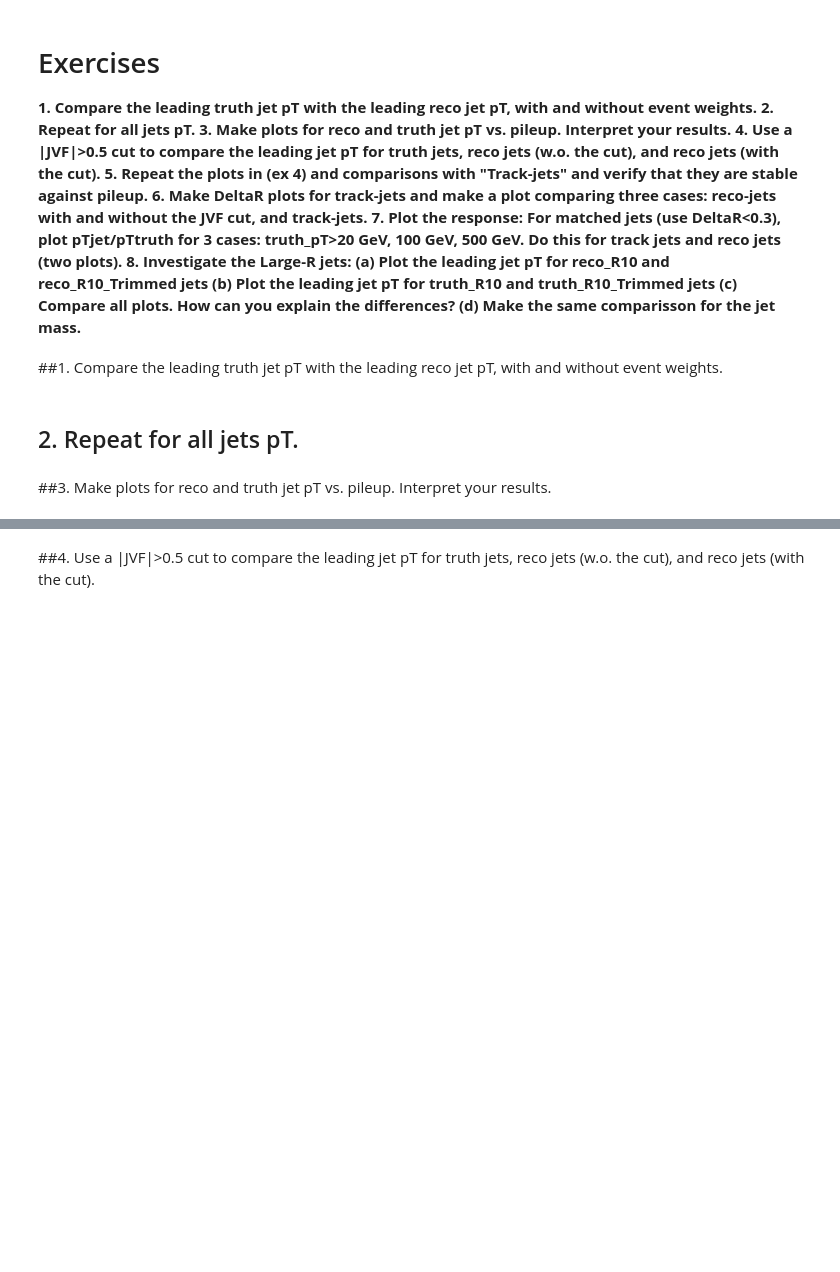
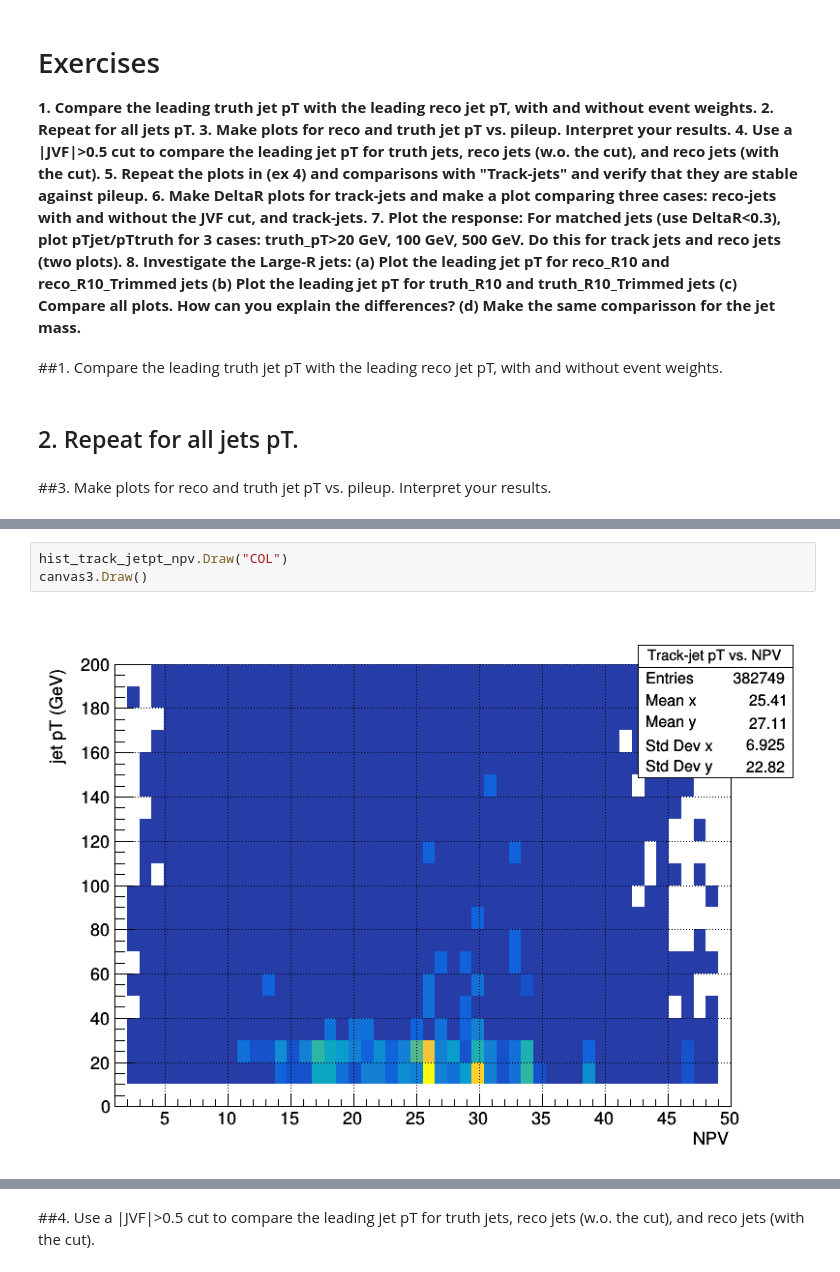
Before and after one commit to cfrc2694/HEP_Exercises, a Jupyter notebook: 02_Jets.ipynb, the cells around one changed output, grey strips where cells are left out. Cells and saved outputs as stored; diff of their text form; blank space fills up the shorter version.

```diff
--- a/02_Jets.ipynb
+++ b/02_Jets.ipynb
@@ -261,0 +315,5 @@ canvas2.Draw();
+# %%
+hist_track_jetpt_npv.Draw("COL")
+canvas3.Draw()
+# %% [output]
+[figure, added]
```
Also changed, not shown: parts of 13 cells of this notebook.
